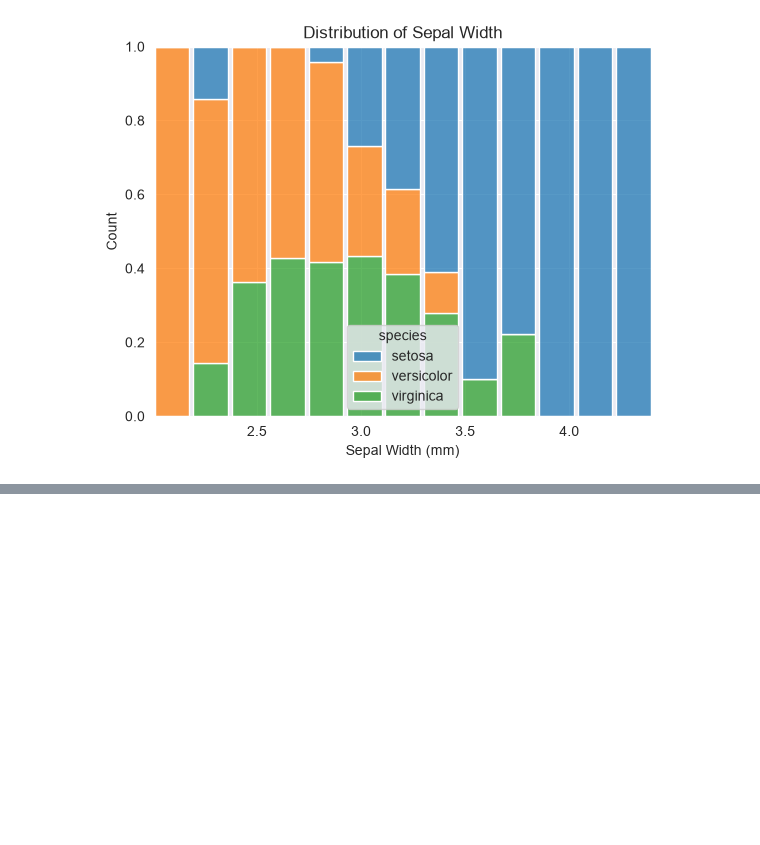
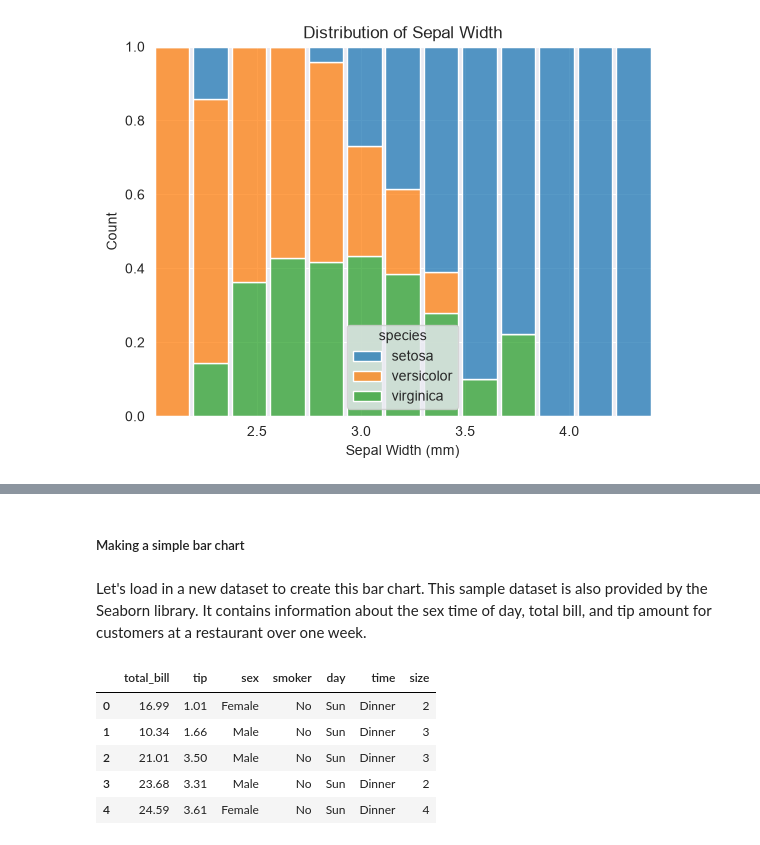
Before and after one commit to kelpppp/data-viz-notes, a Jupyter notebook: 02-data-visualization-notes.ipynb, the cells around one changed output, grey strips where cells are left out. Cells and saved outputs as stored; diff of their text form; code cells hidden in the pictures; blank space fills up the shorter version.

```diff
--- a/02-data-visualization-notes.ipynb
+++ b/02-data-visualization-notes.ipynb
@@ -799,0 +819,14 @@ plot.set_xlabel('Sepal Width (mm)');
+# %% [markdown]
+##### Making a simple bar chart
+# %% [markdown]
+Let's load in a new dataset to create this bar chart. This sample dataset is also provided by the Seaborn library. It contains information about the sex time of day, total bill, and tip amount for customers at a restaurant over one week.
+# %%
+tips_df = sns.load_dataset("tips")
+tips_df.head()
+# %% [output]
+|  | total_bill | tip | sex | smoker | day | time | size |
+| 0 | 16.99 | 1.01 | Female | No | Sun | Dinner | 2 |
+| 1 | 10.34 | 1.66 | Male | No | Sun | Dinner | 3 |
+| 2 | 21.01 | 3.50 | Male | No | Sun | Dinner | 3 |
+| 3 | 23.68 | 3.31 | Male | No | Sun | Dinner | 2 |
+| 4 | 24.59 | 3.61 | Female | No | Sun | Dinner | 4 |
```
Also changed, not shown: parts of 13 cells of this notebook.
